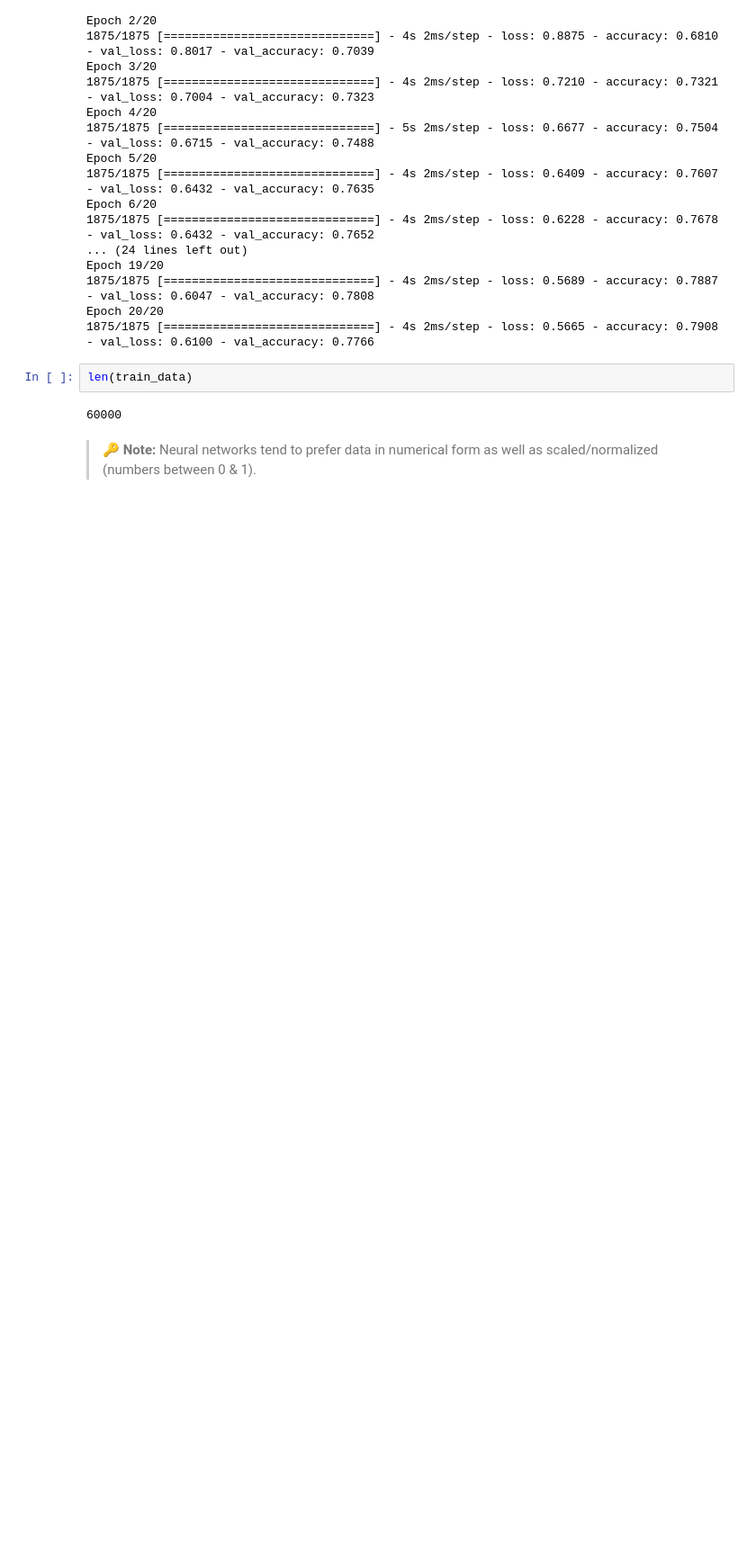
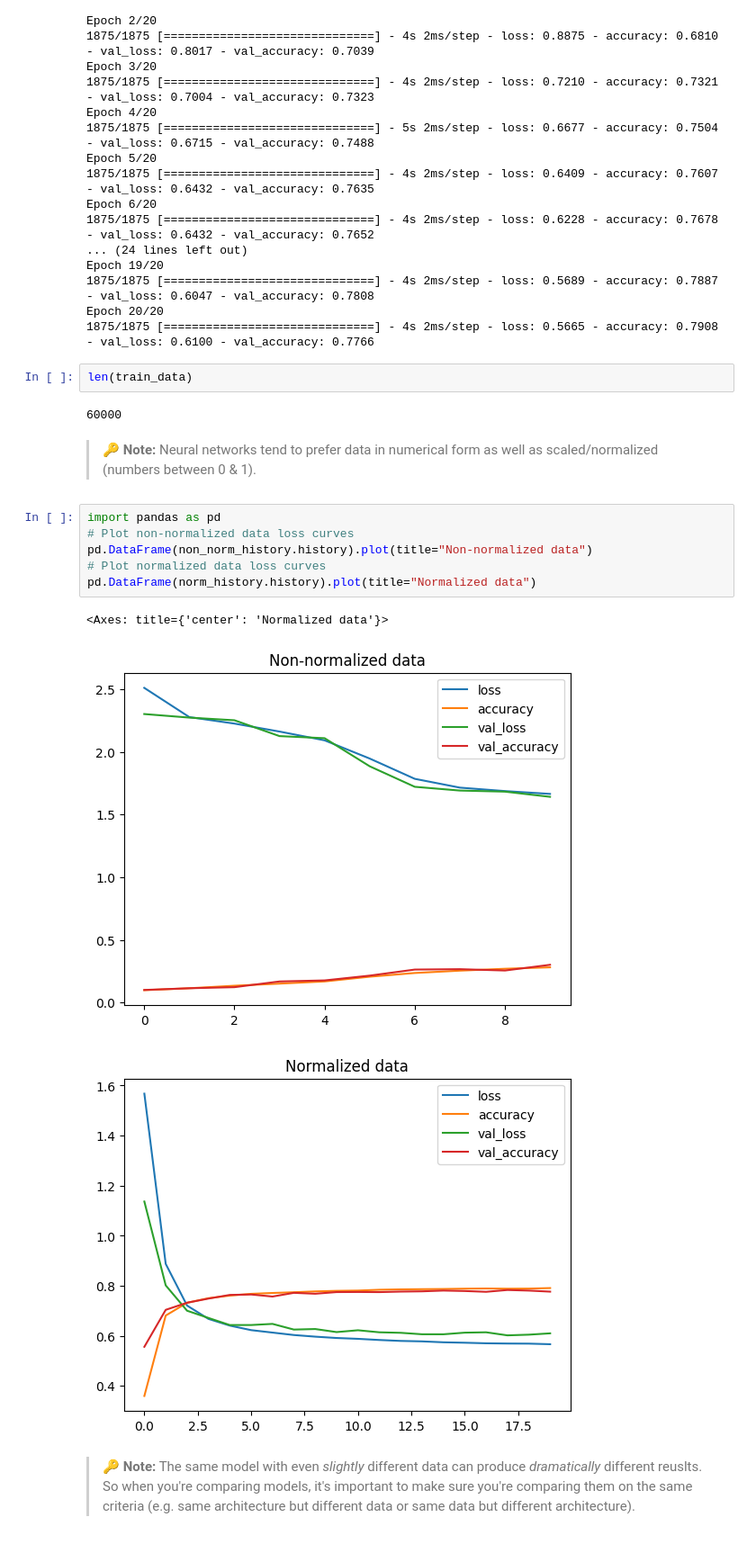
Before and after one commit to Hardtophead/Learn_DL_With_Tensorflow, a Jupyter notebook: 02_neural_network_classification_in_tensorflow_video.ipynb, the cells around one changed output. Shown at 90% size. Drawn from its saved outputs; the diff is of its cells as text; blank space fills up the shorter version.

Commit message:
Multi-class classification part 5: Comparing normalised and non-normalised data

```diff
--- a/02_neural_network_classification_in_tensorflow_video.ipynb
+++ b/02_neural_network_classification_in_tensorflow_video.ipynb
@@ -1290,3 +1290,15 @@ len(train_data)
 60000
 # %% [markdown]
 > 🔑 **Note:** Neural networks tend to prefer data in numerical form as well as scaled/normalized (numbers between 0 & 1).
+# %%
+import pandas as pd
+# Plot non-normalized data loss curves
+pd.DataFrame(non_norm_history.history).plot(title="Non-normalized data")
+# Plot normalized data loss curves
+pd.DataFrame(norm_history.history).plot(title="Normalized data")
+# %% [output]
+<Axes: title={'center': 'Normalized data'}>
+[figure, added]
+[figure, added]
+# %% [markdown]
+> 🔑 **Note:** The same model with even *slightly* different data can produce *dramatically* different reuslts. So when you're comparing models, it's important to make sure you're comparing them on the same criteria (e.g. same architecture but different data or same data but different architecture).
```
